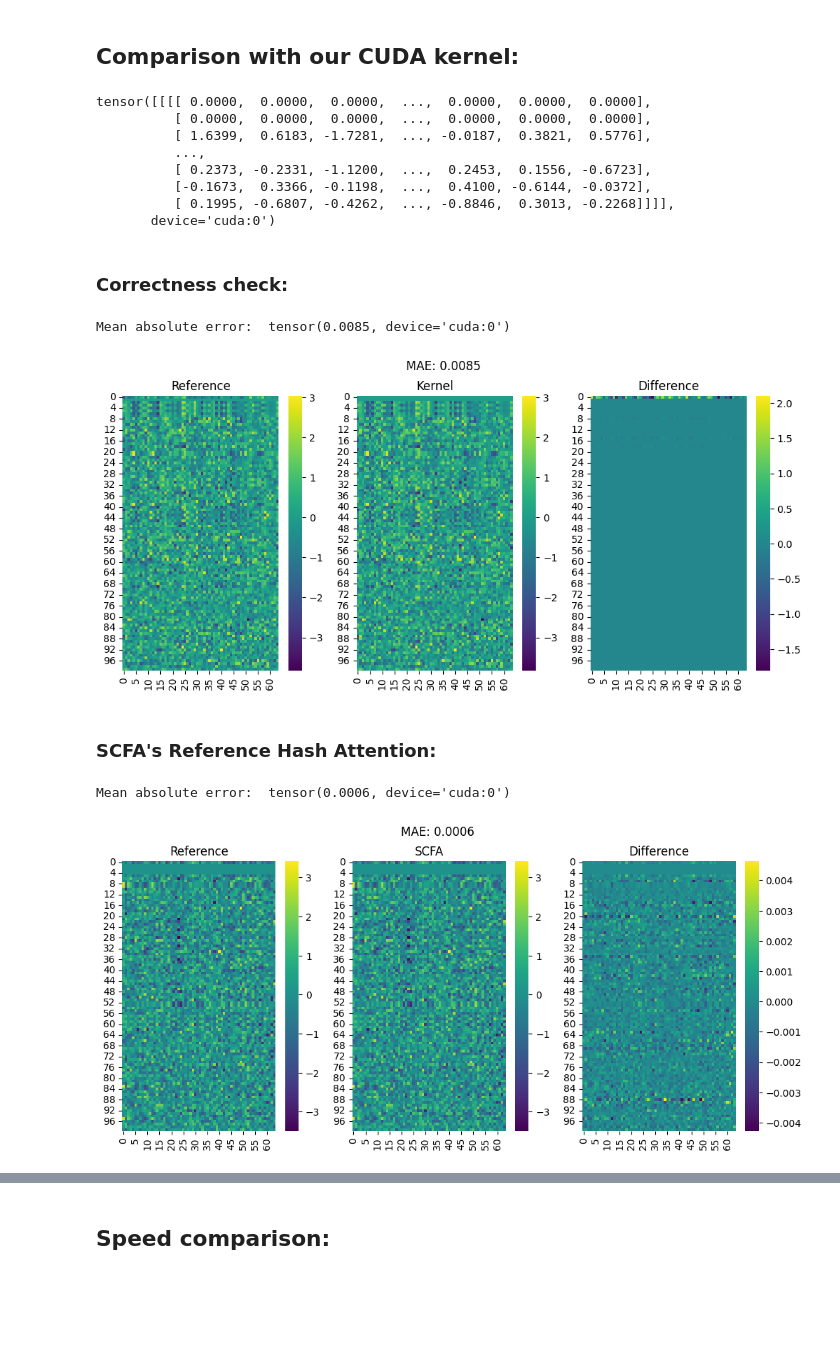
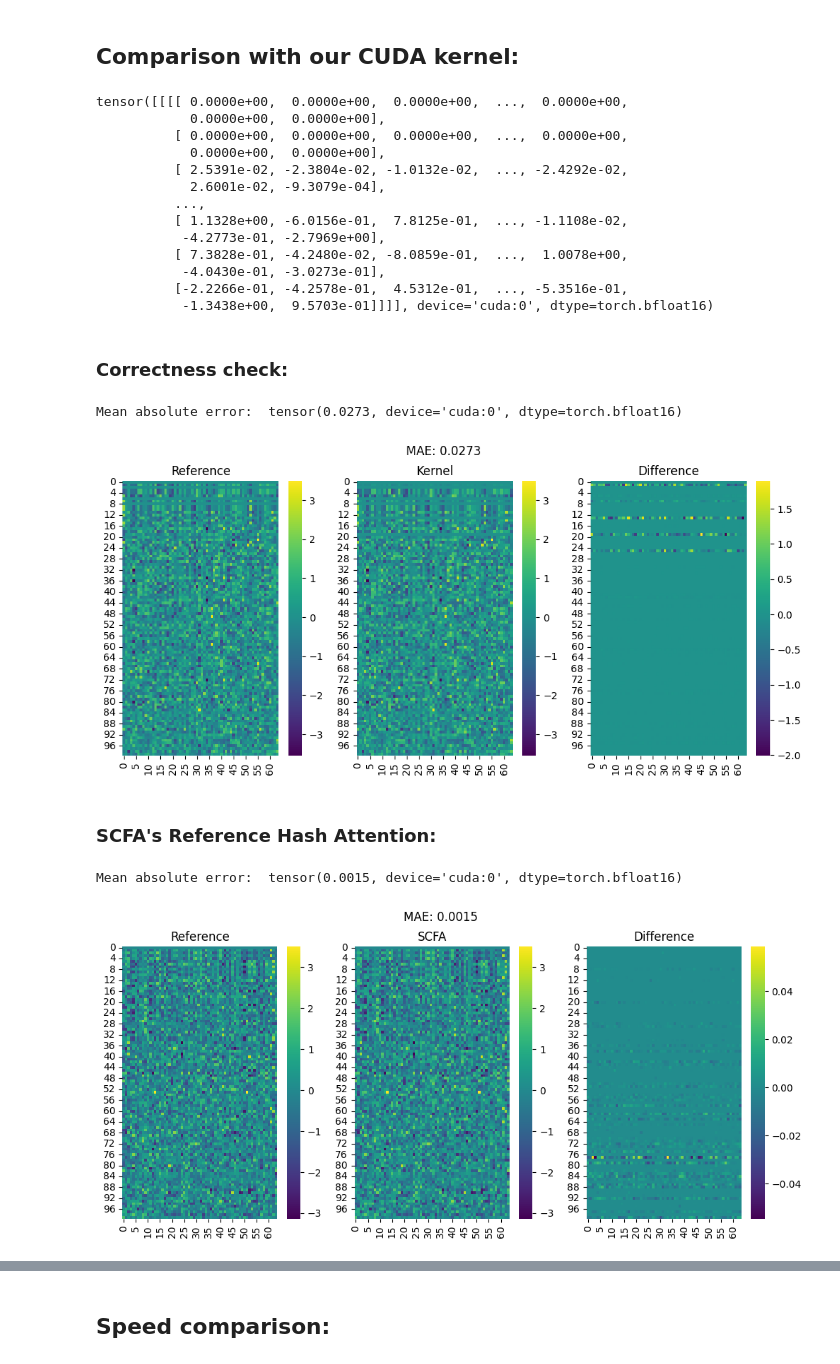
Before and after one commit to raayandhar/SCFA, a Jupyter notebook: benchmark/attention_benchmarks.ipynb, the cells around one changed output, grey strips where cells are left out. Cells and saved outputs as stored; diff of their text form; code cells hidden in the pictures; blank space fills up the shorter version.

```diff
--- a/benchmark/attention_benchmarks.ipynb
+++ b/benchmark/attention_benchmarks.ipynb
@@ -476,10 +415,10 @@ def vector_hash_fn(x: torch.Tensor, num_buckets: int, R: torch.Tensor) -> torch.
     assert R.shape == (D, num_buckets // 2)
     return torch.argmax(torch.cat([x @ R, -x @ R], dim=-1), dim=-1)
 
-def get_vector_hash(D: int, num_buckets: int, device: torch.device = "cpu") -> torch.Tensor:
-    R = torch.randn(D, num_buckets // 2, device = device)
+def get_vector_hash(D: int, num_buckets: int, device: torch.device = "cpu", dtype: torch.dtype = torch.bfloat16) -> torch.Tensor:
+    R = torch.randn(D, num_buckets // 2, device = device, dtype = dtype)
     return lambda x: vector_hash_fn(x, num_buckets, R)
 
 vector_hash = get_vector_hash(D = 10, num_buckets = 10)
-vector_hash(torch.randn(50, 10))
+vector_hash(torch.randn(50, 10, dtype = torch.bfloat16))
 # %% [output]
@@ -599,28 +543,33 @@ def kernel_hash_attn(q, k, v, num_buckets: int, sm_scale: float = 1.0, vector_ha
         out[batch_idx, head_idx, q_idx_tensor] += kernel_out
     return out
 
-q = torch.randn(1, 1, 100, 20, device = "cuda", dtype=torch.float32)
-k = torch.randn(1, 1, 100, 20, device = "cuda", dtype=torch.float32)
-v = torch.randn(1, 1, 100, 20, device = "cuda", dtype=torch.float32)
+q = torch.randn(1, 1, 100, 20, device = "cuda", dtype=torch.bfloat16)
+k = torch.randn(1, 1, 100, 20, device = "cuda", dtype=torch.bfloat16)
+v = torch.randn(1, 1, 100, 20, device = "cuda", dtype=torch.bfloat16)
 kernel_hash_attn(q, k, v, num_buckets=4)
 # %% [output]
-tensor([[[[ 0.0000,  0.0000,  0.0000,  ...,  0.0000,  0.0000,  0.0000],
-          [ 0.0000,  0.0000,  0.0000,  ...,  0.0000,  0.0000,  0.0000],
-          [ 1.6399,  0.6183, -1.7281,  ..., -0.0187,  0.3821,  0.5776],
+tensor([[[[ 0.0000e+00,  0.0000e+00,  0.0000e+00,  ...,  0.0000e+00,
+            0.0000e+00,  0.0000e+00],
+          [ 0.0000e+00,  0.0000e+00,  0.0000e+00,  ...,  0.0000e+00,
+            0.0000e+00,  0.0000e+00],
+          [ 2.5391e-02, -2.3804e-02, -1.0132e-02,  ..., -2.4292e-02,
+            2.6001e-02, -9.3079e-04],
           ...,
-          [ 0.2373, -0.2331, -1.1200,  ...,  0.2453,  0.1556, -0.6723],
-          [-0.1673,  0.3366, -0.1198,  ...,  0.4100, -0.6144, -0.0372],
-          [ 0.1995, -0.6807, -0.4262,  ..., -0.8846,  0.3013, -0.2268]]]],
-       device='cuda:0')
+          [ 1.1328e+00, -6.0156e-01,  7.8125e-01,  ..., -1.1108e-02,
+           -4.2773e-01, -2.7969e+00],
+          [ 7.3828e-01, -4.2480e-02, -8.0859e-01,  ...,  1.0078e+00,
+           -4.0430e-01, -3.0273e-01],
+          [-2.2266e-01, -4.2578e-01,  4.5312e-01,  ..., -5.3516e-01,
+           -1.3438e+00,  9.5703e-01]]]], device='cuda:0', dtype=torch.bfloat16)
 # %% [markdown]
 ### Correctness check:
 # %%
 import seaborn as sns
 from matplotlib import pyplot as plt
 D = 64
-q = torch.randn(1, 1, 100, D, device = "cuda", dtype=torch.float32)
-k = torch.randn(1, 1, 100, D, device = "cuda", dtype=torch.float32)
-v = torch.randn(1, 1, 100, D, device = "cuda", dtype=torch.float32)
+q = torch.randn(1, 1, 100, D, device = "cuda", dtype=torch.bfloat16)
+k = torch.randn(1, 1, 100, D, device = "cuda", dtype=torch.bfloat16)
+v = torch.randn(1, 1, 100, D, device = "cuda", dtype=torch.bfloat16)
 standard_vector_hash = get_vector_hash(D = D, num_buckets = 4, device = "cuda")
 reference_output =reference_hash_attn(q, k, v, num_buckets = 4, vector_hash = standard_vector_hash)
 kernel_output = kernel_hash_attn(q, k, v, num_buckets = 4, vector_hash = standard_vector_hash)
@@ -628,17 +577,19 @@ kernel_output = kernel_hash_attn(q, k, v, num_buckets = 4, vector_hash = standar
 mae = (reference_output - kernel_output).abs().mean()
 print("Mean absolute error: ", mae)
 fig, axes = plt.subplots(1, 3, figsize = (12, 5))
-sns.heatmap(reference_output.squeeze().cpu().numpy(), annot = False, ax = axes[0], cmap = "viridis")
-sns.heatmap(kernel_output.squeeze().cpu().numpy(), annot = False, ax = axes[1], cmap = "viridis")
-sns.heatmap(kernel_output.squeeze().cpu().numpy() - reference_output.squeeze().cpu().numpy(), annot = False, ax = axes[2], cmap = "viridis")
+vis_reference = reference_output.squeeze().to(torch.float32).cpu().numpy()
+vis_kernel = kernel_output.squeeze().to(torch.float32).cpu().numpy()
+sns.heatmap(vis_reference, annot = False, ax = axes[0], cmap = "viridis")
+sns.heatmap(vis_kernel, annot = False, ax = axes[1], cmap = "viridis")
+sns.heatmap(vis_kernel - vis_reference, annot = False, ax = axes[2], cmap = "viridis")
 axes[0].set_title("Reference")
 axes[1].set_title("Kernel")
 axes[2].set_title("Difference")
 plt.suptitle(f"MAE: {mae:.4f}")
 plt.show()
 # %% [output]
-Mean absolute error:  tensor(0.0085, device='cuda:0')
+Mean absolute error:  tensor(0.0273, device='cuda:0', dtype=torch.bfloat16)
-[figure, old version]
+[figure, new version]
 # %% [markdown]
 ### SCFA's Reference Hash Attention:
 # %%
@@ -646,39 +597,42 @@ import seaborn as sns
 from matplotlib import pyplot as plt
 from source.scfa_paper.scfa_wrapper import hash_sparse_attention
 
+D = 64
 def scfa_hash_attn(q, k, v, num_buckets: int, sm_scale: float = 1.0, vector_hash = None):
     """
     q: (B, H, N, D)
     k: (B, H, N, D)
     v: (B, H, N, D)
     """
     B, H, N, D = q.shape
     if vector_hash is None:
         vector_hash = get_vector_hash(D = D, num_buckets = num_buckets, device = q.device)
     q_hashes = vector_hash(q).to(torch.int32).transpose(1, 2).contiguous() # (B, N, H)
     k_hashes = vector_hash(k).to(torch.int32).transpose(1, 2).contiguous() # (B, N, H)
     scfa_q = q.transpose(1, 2).contiguous() # (B, N, H, D)
     scfa_k = k.transpose(1, 2).contiguous() # (B, N, H, D)
     scfa_v = v.transpose(1, 2).contiguous() # (B, N, H, D)
     return hash_sparse_attention(scfa_q, scfa_k, scfa_v, q_hashes, k_hashes, sm_scale).transpose(1, 2).contiguous()
 
-q = torch.randn(1, 1, 100, D, device = "cuda", dtype=torch.float32)
-v = torch.randn(1, 1, 100, D, device = "cuda", dtype=torch.float32)
+q = torch.randn(1, 1, 100, D, device = "cuda", dtype=torch.bfloat16)
+v = torch.randn(1, 1, 100, D, device = "cuda", dtype=torch.bfloat16)
 standard_vector_hash = get_vector_hash(D = D, num_buckets = 4, device = "cuda")
 reference_output =reference_hash_attn(q, k, v, num_buckets = 4, vector_hash = standard_vector_hash)
 scfa_output = scfa_hash_attn(q, k, v, num_buckets = 4, vector_hash = standard_vector_hash)
 
 mae = (reference_output - scfa_output).abs().mean()
 print("Mean absolute error: ", mae)
 fig, axes = plt.subplots(1, 3, figsize = (12, 5))
-sns.heatmap(reference_output.squeeze().cpu().numpy(), annot = False, ax = axes[0], cmap = "viridis")
-sns.heatmap(scfa_output.squeeze().cpu().numpy(), annot = False, ax = axes[1], cmap = "viridis")
-sns.heatmap(scfa_output.squeeze().cpu().numpy() - reference_output.squeeze().cpu().numpy(), annot = False, ax = axes[2], cmap = "viridis")
+vis_reference = reference_output.squeeze().to(torch.float32).cpu().numpy()
+vis_scfa = scfa_output.squeeze().to(torch.float32).cpu().numpy()
+sns.heatmap(vis_reference, annot = False, ax = axes[0], cmap = "viridis")
+sns.heatmap(vis_scfa, annot = False, ax = axes[1], cmap = "viridis")
+sns.heatmap(vis_scfa - vis_reference, annot = False, ax = axes[2], cmap = "viridis")
 axes[0].set_title("Reference")
 axes[1].set_title("SCFA")
 axes[2].set_title("Difference")
 plt.suptitle(f"MAE: {mae:.4f}")
 plt.show()
 # %% [output]
-Mean absolute error:  tensor(0.0006, device='cuda:0')
+Mean absolute error:  tensor(0.0015, device='cuda:0', dtype=torch.bfloat16)
-[figure, old version]
+[figure, new version]
```
Also changed, not shown: parts of 15 cells of this notebook, 1 other file.
